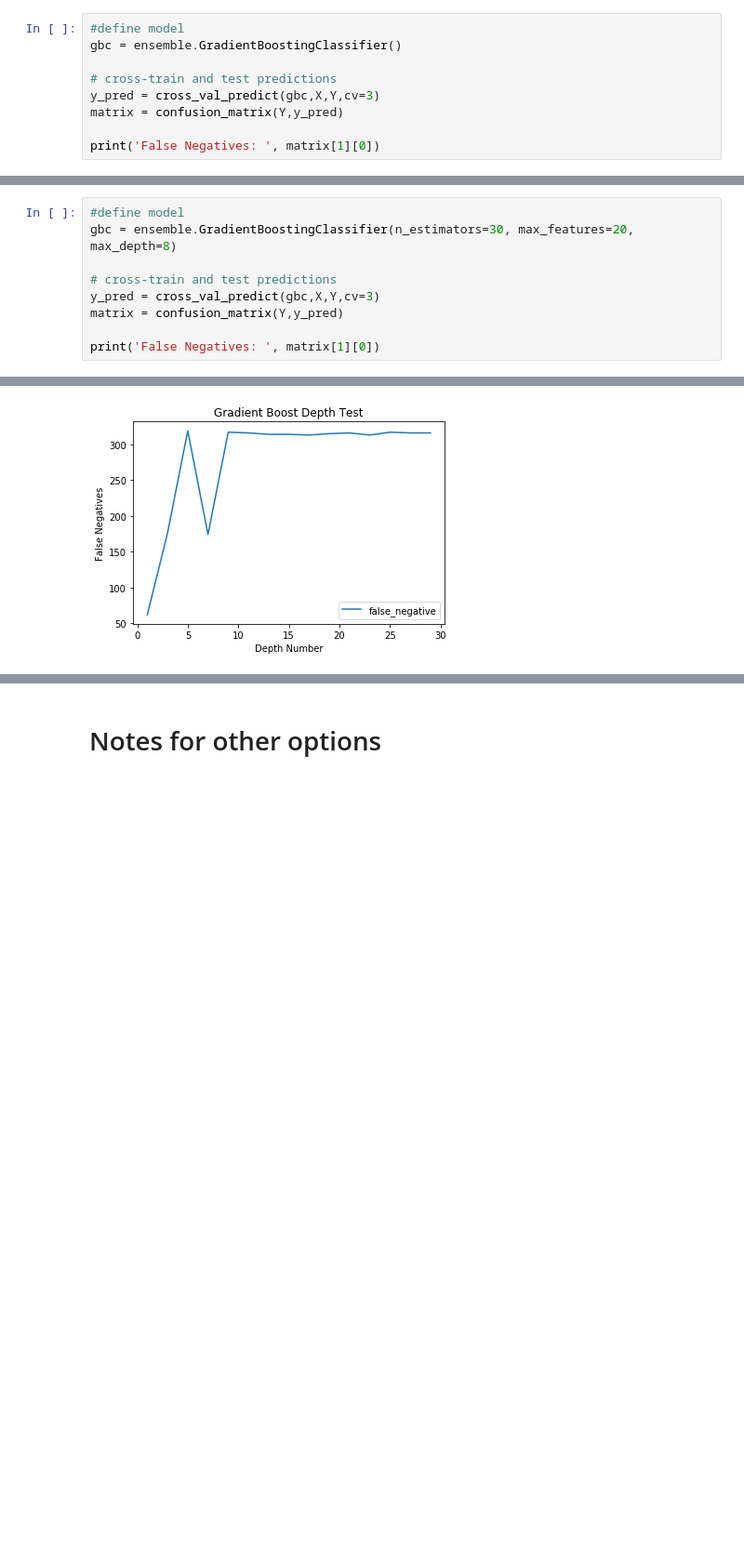
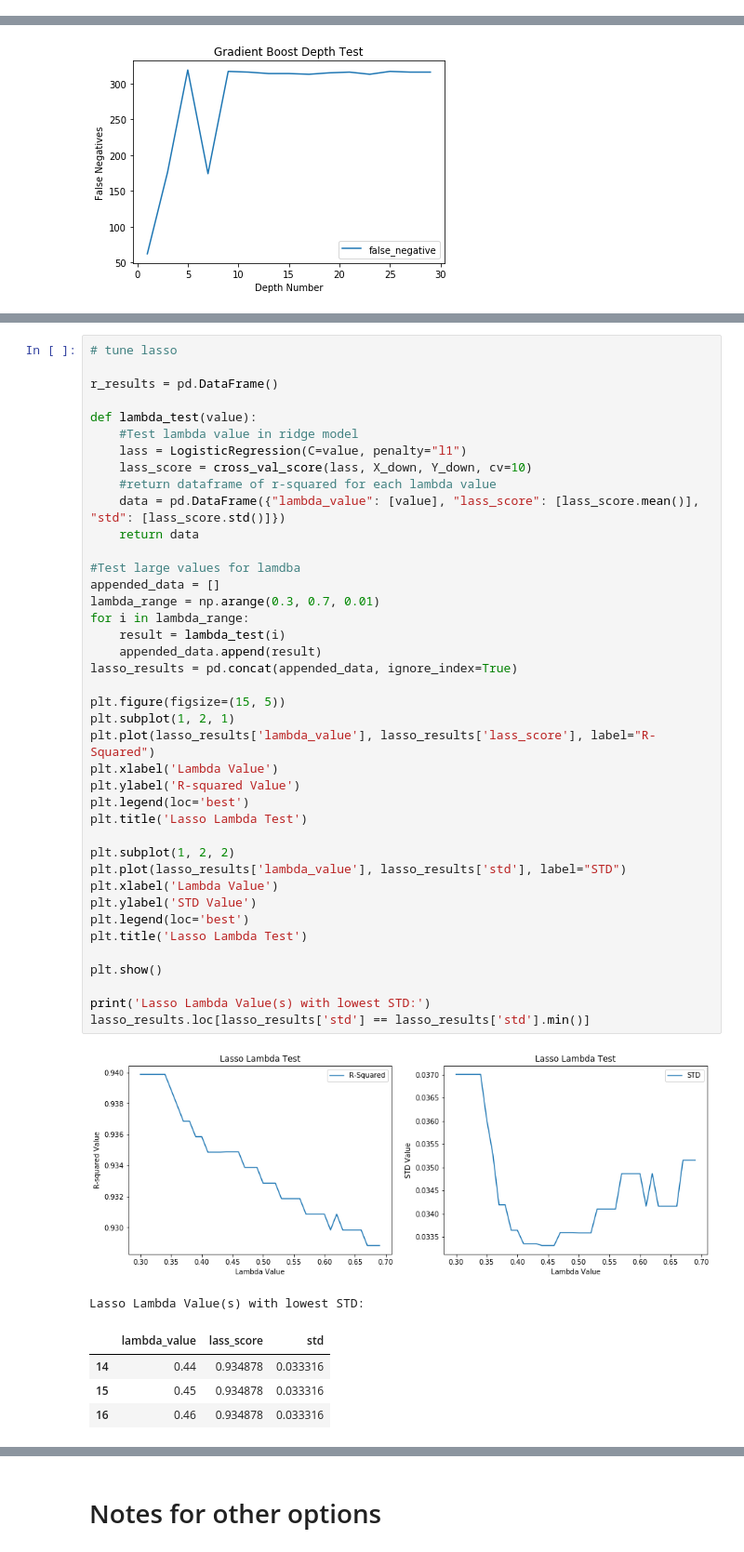
Before and after one commit to mbeckmanssf/Thinkful, a Jupyter notebook: Unit-3/6.1-CreditCardFraud.ipynb, the cells around one changed output, grey strips where cells are left out. Shown at 93% size. Saved outputs shown, nothing was run; the diff lists cells and outputs as text; blank space fills up the shorter version.

Commit message:
testing results of lasso

```diff
--- a/Unit-3/6.1-CreditCardFraud.ipynb
+++ b/Unit-3/6.1-CreditCardFraud.ipynb
@@ -275,9 +280,0 @@ By combining our tuning results, we get a new measure of accuracy with 103 false
-# %%
-#define model
-gbc = ensemble.GradientBoostingClassifier()
-
-# cross-train and test predictions
-y_pred = cross_val_predict(gbc,X,Y,cv=3)
-matrix = confusion_matrix(Y,y_pred)
-
-print('False Negatives: ', matrix[1][0])
@@ -288,9 +280,0 @@ That didn't work well.  Let's re-try a gradient boosting model with the tuned se
-# %%
-#define model
-gbc = ensemble.GradientBoostingClassifier(n_estimators=30, max_features=20, max_depth=8)
-
-# cross-train and test predictions
-y_pred = cross_val_predict(gbc,X,Y,cv=3)
-matrix = confusion_matrix(Y,y_pred)
-
-print('False Negatives: ', matrix[1][0])
@@ -612,0 +617,47 @@ The best result with a Gradient Boost model is about 13% sensitivity (with 63 in
+# %%
+# tune lasso
+
+r_results = pd.DataFrame()
+
+def lambda_test(value):
+    #Test lambda value in ridge model
+    lass = LogisticRegression(C=value, penalty="l1")
+    lass_score = cross_val_score(lass, X_down, Y_down, cv=10)
+    #return dataframe of r-squared for each lambda value
+    data = pd.DataFrame({"lambda_value": [value], "lass_score": [lass_score.mean()], "std": [lass_score.std()]})
+    return data
+
+#Test large values for lamdba
+appended_data = []
+lambda_range = np.arange(0.3, 0.7, 0.01)
+for i in lambda_range:
+    result = lambda_test(i)
+    appended_data.append(result)
+lasso_results = pd.concat(appended_data, ignore_index=True)
+
+plt.figure(figsize=(15, 5))
+plt.subplot(1, 2, 1)
+plt.plot(lasso_results['lambda_value'], lasso_results['lass_score'], label="R-Squared")
+plt.xlabel('Lambda Value')
+plt.ylabel('R-squared Value')
+plt.legend(loc='best')
+plt.title('Lasso Lambda Test')
+
+plt.subplot(1, 2, 2)
+plt.plot(lasso_results['lambda_value'], lasso_results['std'], label="STD")
+plt.xlabel('Lambda Value')
+plt.ylabel('STD Value')
+plt.legend(loc='best')
+plt.title('Lasso Lambda Test')
+
+plt.show()
+
+print('Lasso Lambda Value(s) with lowest STD:')
+lasso_results.loc[lasso_results['std'] == lasso_results['std'].min()]
+# %% [output]
+[figure, added]
+Lasso Lambda Value(s) with lowest STD:
+|  | lambda_value | lass_score | std |
+| 14 | 0.44 | 0.934878 | 0.033316 |
+| 15 | 0.45 | 0.934878 | 0.033316 |
+| 16 | 0.46 | 0.934878 | 0.033316 |
```
Also changed, not shown: parts of 45 cells of this notebook.
